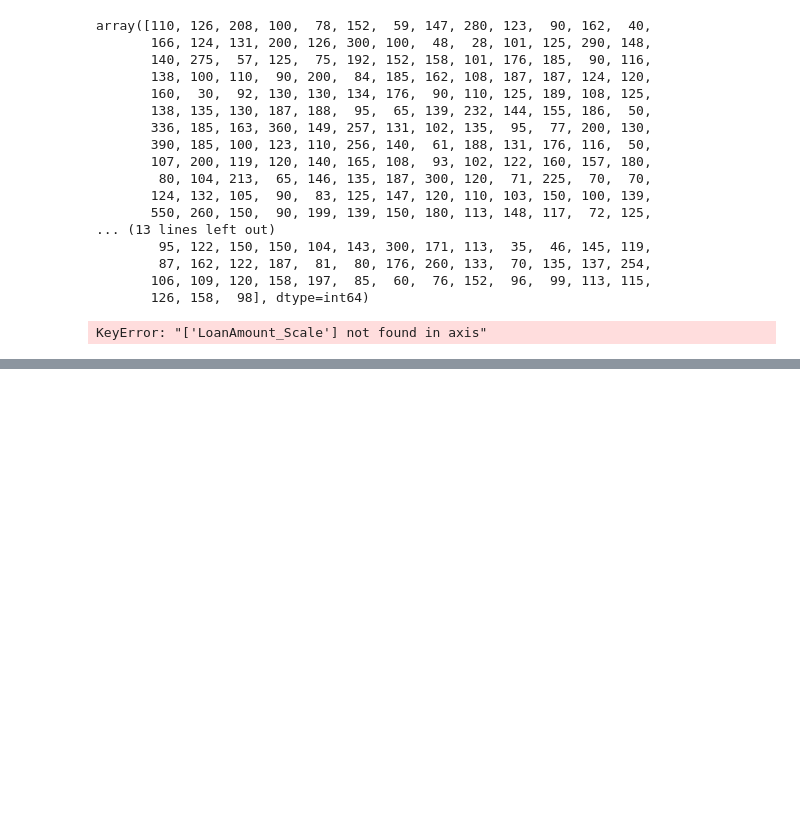
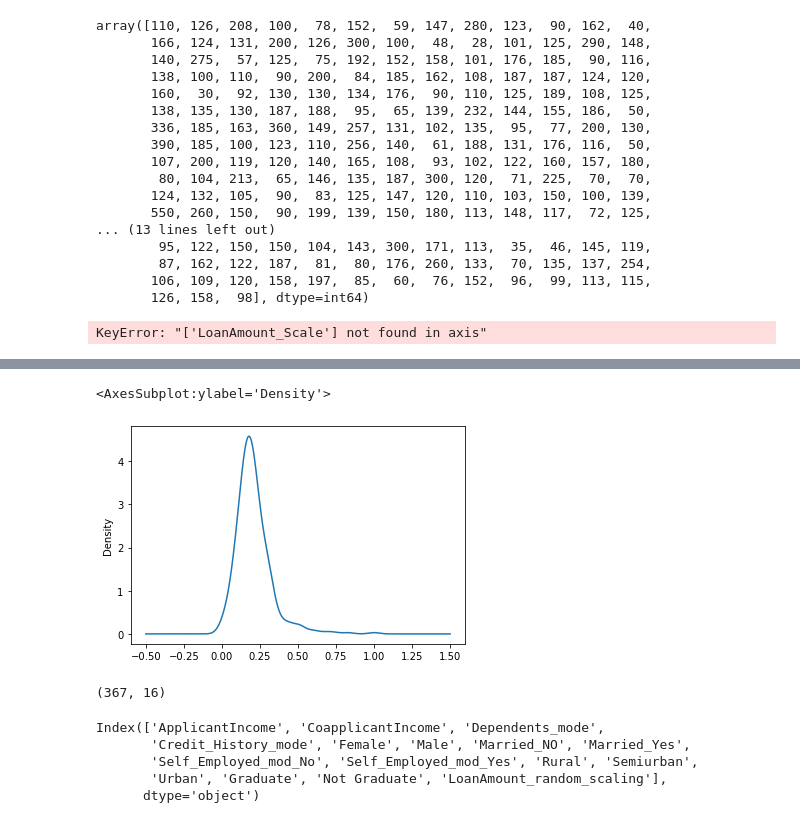
Before and after one commit to JosephMutua/Hustler-fund-loan-prediction, a Jupyter notebook: Hustler-fund-prediction-model.ipynb, the cells around one changed output, grey strips where cells are left out. Cells and saved outputs as stored; diff of their text form; code cells hidden in the pictures; blank space fills up the shorter version.

Commit message:
Commit: feature selection, removing constant columns

```diff
--- a/Hustler-fund-prediction-model.ipynb
+++ b/Hustler-fund-prediction-model.ipynb
@@ -1262,0 +1283,5 @@ df.describe()
+# %%
+# Feature selection
+# Removing the unnessesary columns i.e columns that have been recreated
+df2 = df.drop(['Gender', 'Married', 'Dependents', 'Education', 'Self_Employed','LoanAmount','Credit_History', 'LoanAmount_Scale'], axis = 'columns')
+df2.head()
@@ -1262,0 +1310,3 @@ df.describe()
+# %%
+# Drop the loan term since the hustler fund should be returned within 14 days. It is constant
+df2.drop(['Loan_Amount_Term'], axis = 'columns', inplace = True)
@@ -1262,0 +1327,2 @@ df.describe()
+# %%
+df2.drop(['LoanAmount_median'], axis = 'columns', inplace = True)
@@ -1262,0 +1364,7 @@ df.describe()
+# %%
+fig = plt.figure()
+ax = fig.add_subplot(111)
+df2['LoanAmount_random_scaling'].plot(kind = 'kde', ax = ax)
+# %% [output]
+<AxesSubplot:ylabel='Density'>
+[figure, added]
@@ -1262,0 +1373,12 @@ df.describe()
+# %%
+df2.shape
+# %% [output]
+(367, 16)
+# %%
+df2.columns
+# %% [output]
+Index(['ApplicantIncome', 'CoapplicantIncome', 'Dependents_mode',
+       'Credit_History_mode', 'Female', 'Male', 'Married_NO', 'Married_Yes',
+       'Self_Employed_mod_No', 'Self_Employed_mod_Yes', 'Rural', 'Semiurban',
+       'Urban', 'Graduate', 'Not Graduate', 'LoanAmount_random_scaling'],
+      dtype='object')
```
Also changed, not shown: parts of 44 cells of this notebook.
